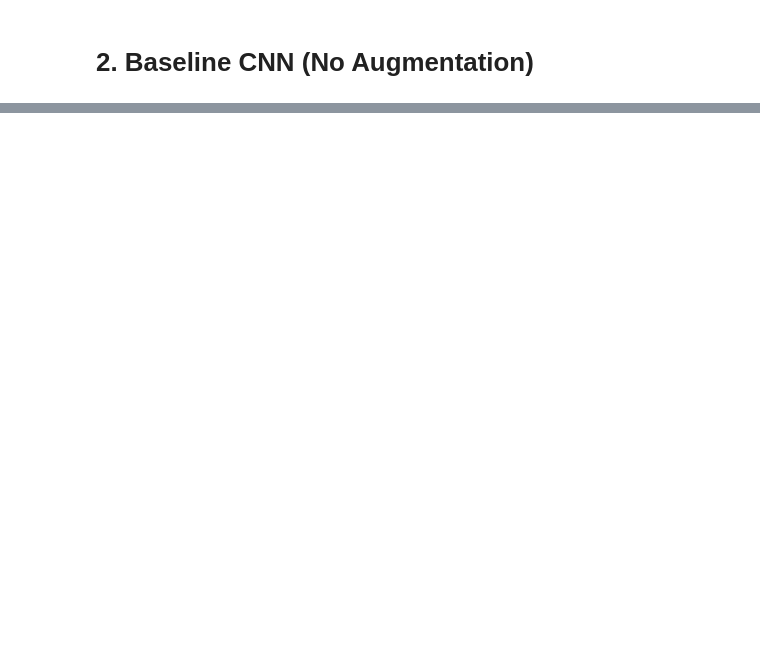
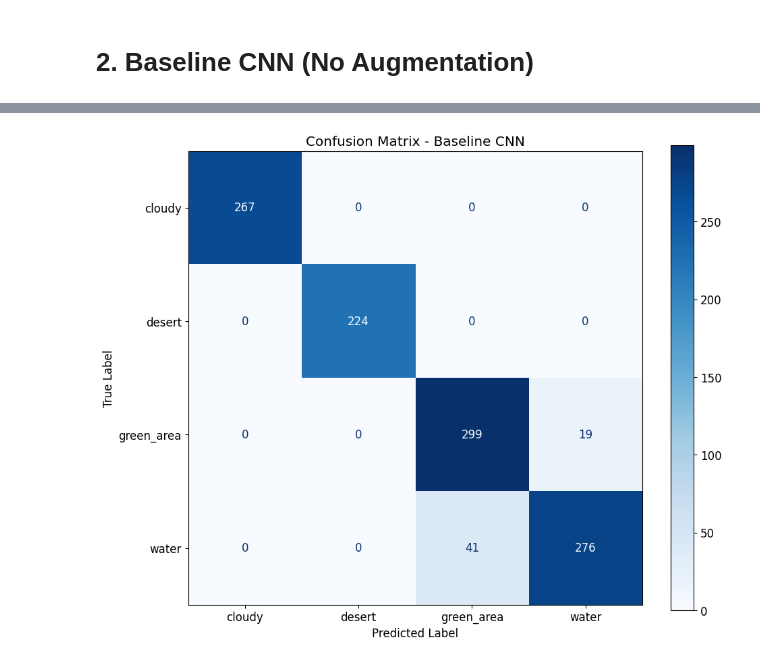
Before and after one commit to Timitan/COMP9130_MP, a Jupyter notebook: mini-project-5/notebooks/satellite_image_cnn.ipynb, the cells around one changed output, grey strips where cells are left out. Saved outputs shown, nothing was run; the diff lists cells and outputs as text; code cells hidden in the pictures; blank space fills up the shorter version.

```diff
--- a/mini-project-5/notebooks/satellite_image_cnn.ipynb
+++ b/mini-project-5/notebooks/satellite_image_cnn.ipynb
@@ -362 +279,18 @@ Epoch 15/15
+# %%
+import seaborn as sns
+from sklearn.metrics import confusion_matrix, ConfusionMatrixDisplay
+
+# Generate Confusion Matrix for Baseline CNN
+cm_baseline = confusion_matrix(val_labels_basic, val_preds_basic)
+disp_baseline = ConfusionMatrixDisplay(confusion_matrix=cm_baseline, display_labels=class_names)
+
+plt.figure(figsize=(10, 8))
+disp_baseline.plot(cmap=plt.cm.Blues, ax=plt.gca())
+plt.title('Confusion Matrix - Baseline CNN')
+plt.xlabel('Predicted Label')
+plt.ylabel('True Label')
+plt.tight_layout()
+plt.show()
+# %% [output]
+[figure, added]
 # %%
```
Also changed, not shown: parts of 36 cells of this notebook.
